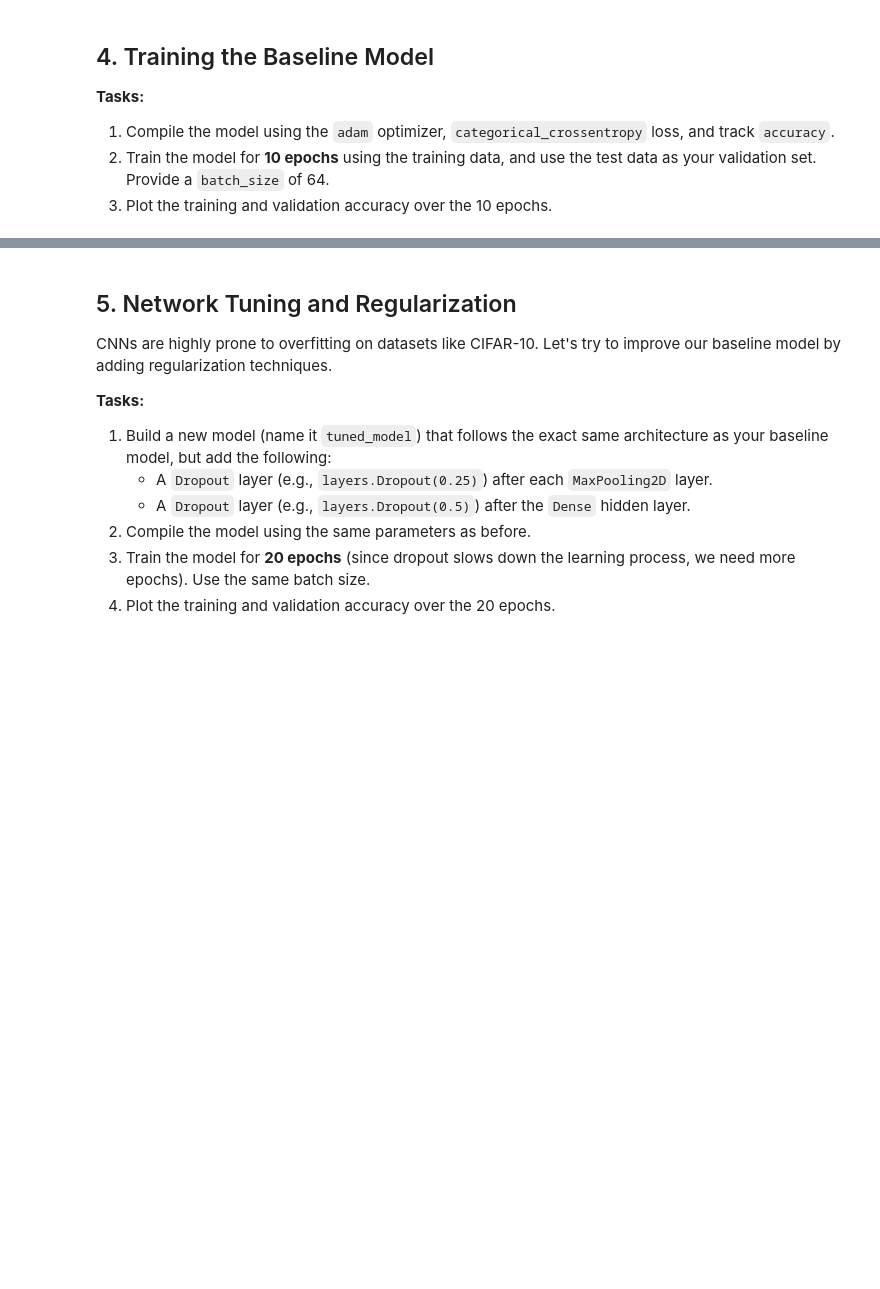
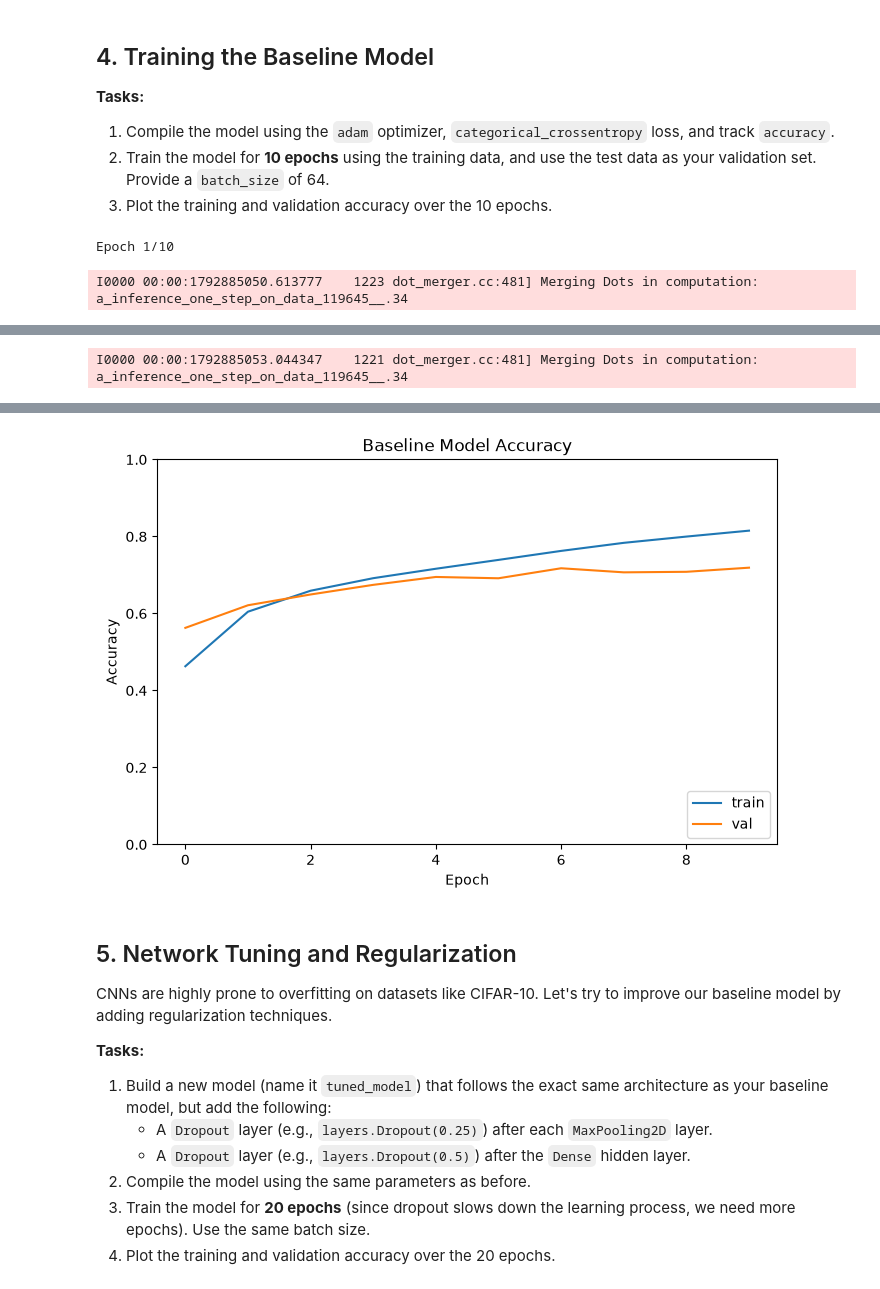
Before and after one commit to MehrabAzan/HW3---CNN, a Jupyter notebook: hw3.ipynb, the cells around one changed output, grey strips where cells are left out. Cells and saved outputs as stored; diff of their text form; code cells hidden in the pictures; blank space fills up the shorter version.

```diff
--- a/hw3.ipynb
+++ b/hw3.ipynb
@@ -87,0 +86,16 @@ baseline_model.summary()
+# %%
+def build_baseline_model():
+    model = models.Sequential()
+
+    # YOUR CODE HERE: Add the layers specified above
+    model.add(layers.Conv2D(32, (3, 3), activation='relu', input_shape=(32, 32, 3)))
+    model.add(layers.MaxPooling2D((2, 2)))
+    model.add(layers.Conv2D(64, (3, 3), activation='relu'))
+    model.add(layers.MaxPooling2D((2, 2)))
+    model.add(layers.Flatten())
+    model.add(layers.Dense(128, activation='relu'))
+    model.add(layers.Dense(10, activation='softmax'))
+    return model
+
+baseline_model = build_baseline_model()
+baseline_model.summary()
@@ -95,11 +131,11 @@ baseline_model.summary()
 # %%
 # 1. Compile the model
 # YOUR CODE HERE
-
+baseline_model.compile(optimizer='adam', loss='categorical_crossentropy', metrics=['accuracy'])
 
 # 2. Train the model
 # YOUR CODE HERE
-# history_baseline = ...
+history_baseline = baseline_model.fit(x_train, y_train_cat, epochs=10, batch_size=64, validation_data=(x_test, y_test_cat))
 
 
 # 3. Plot training and validation accuracy
@@ -109,5 +145,10 @@ plt.title('Baseline Model Accuracy')
 plt.xlabel('Epoch')
 plt.ylabel('Accuracy')
 plt.ylim([0, 1])
+plt.plot(history_baseline.history['accuracy'], label='train')
+plt.plot(history_baseline.history['val_accuracy'], label='val')
 plt.legend(loc='lower right')
 plt.show()
+# %% [output]
+Epoch 1/10
+I0000 00:00:1792885050.613777    1223 dot_merger.cc:481] Merging Dots in computation: a_inference_one_step_on_data_119645__.34
@@ -113,0 +156 @@ plt.show()
+I0000 00:00:1792885053.044347    1221 dot_merger.cc:481] Merging Dots in computation: a_inference_one_step_on_data_119645__.34
@@ -114,3 +176,4 @@ plt.show()
+[figure, added]
 # %% [markdown]
 ## 5. Network Tuning and Regularization
 
```
Also changed, not shown: parts of 10 cells of this notebook, 2 other files.
